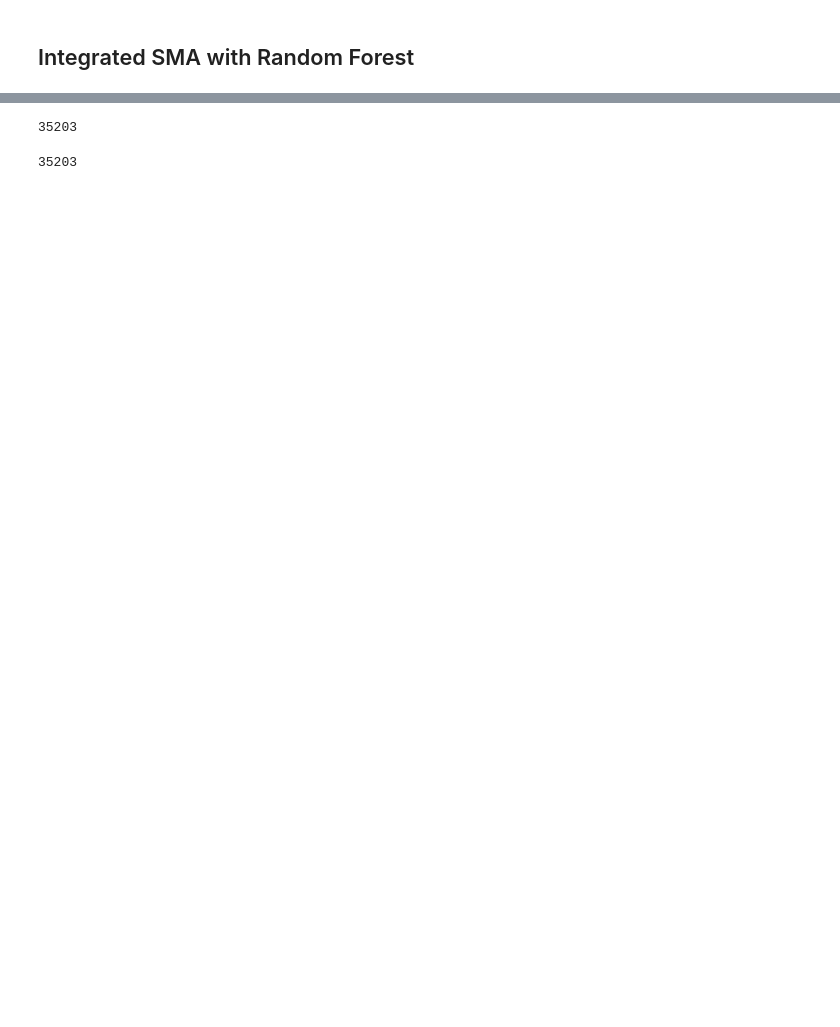
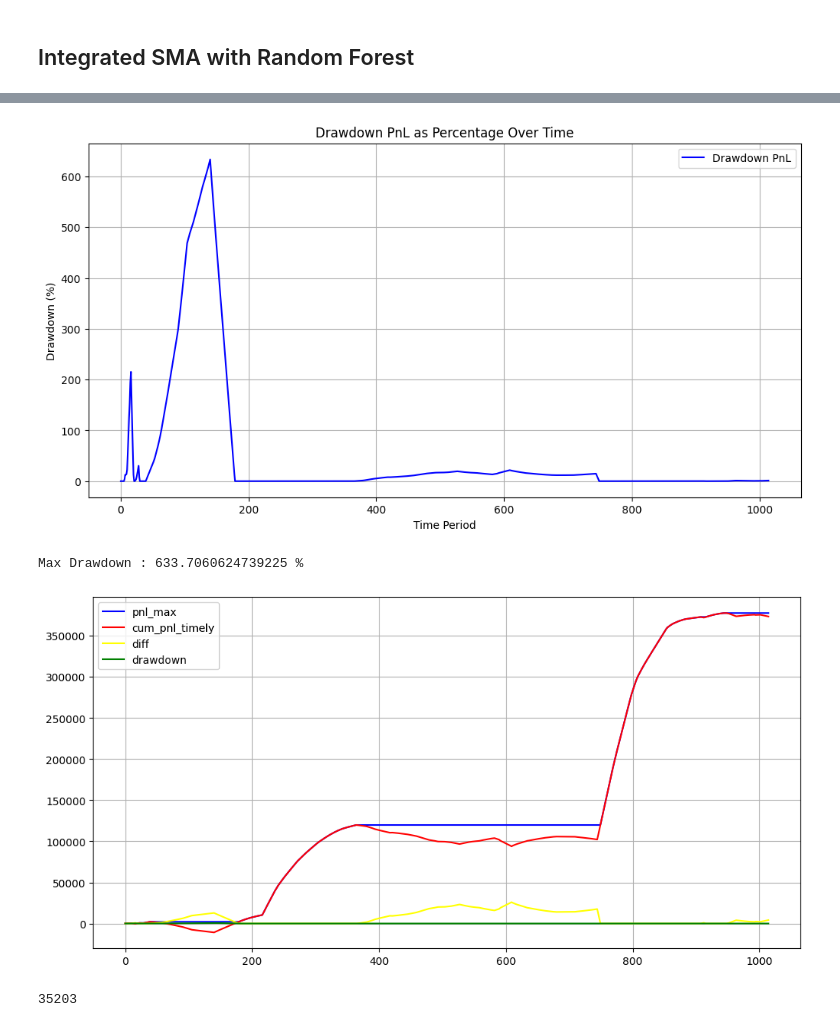
Before and after one commit to kdebeast17/InterIIT-CryptoTrading, a Jupyter notebook: AlgoTrading.ipynb, the cells around one changed output, grey strips where cells are left out. Saved outputs shown, nothing was run; the diff lists cells and outputs as text; code cells hidden in the pictures; blank space fills up the shorter version.

```diff
--- a/AlgoTrading.ipynb
+++ b/AlgoTrading.ipynb
@@ -1087,8 +687,54 @@ IndexError: ignored
+# %%
+import numpy as np
+import matplotlib.pyplot as plt
+
+# Convert your list to a NumPy array
+cum_pnl_timely = np.array(cum_pnl_timely)
+
+# Calculate the cumulative maximum of PnL values
+pnl_max = np.maximum.accumulate(cum_pnl_timely)
+
+# Calculate drawdown as a percentage
+drawdown_pnl = (pnl_max - cum_pnl_timely)*100 / pnl_max
+
+# Create a list of time periods (assuming one period per PnL update)
+time_periods = list(range(len(drawdown_pnl)))
+
+# Plot drawdown PnL over time
+plt.figure(figsize=(12, 6))
+plt.plot(time_periods, drawdown_pnl, label='Drawdown PnL', color='blue')
+plt.grid(True)
+plt.legend()
+plt.xlabel('Time Period')
+plt.ylabel('Drawdown (%)')
+plt.title('Drawdown PnL as Percentage Over Time')
+plt.show()
+
+
+
+print("Max Drawdown :", max(drawdown_pnl), "%")
+
+import matplotlib.pyplot as plt
+
+cum_pnl_timely# Your list of cumulative PnL values
+
+# Create a list of time periods (assuming one period per PnL update)
+time_periods = list(range(len(cum_pnl_timely)))
+
+# Plot cumulative PnL over time
+plt.figure(figsize=(12, 6))
+plt.plot(time_periods, pnl_max, label='pnl_max', color='blue')
+plt.plot(time_periods, cum_pnl_timely, label='cum_pnl_timely', color='red')
+plt.plot(time_periods, pnl_max-cum_pnl_timely, label='diff', color='yellow')
+plt.plot(time_periods, (pnl_max-cum_pnl_timely)*100/pnl_max, label='drawdown', color='green')
+plt.grid(True)
+plt.legend()
+plt.show()
+# %% [output]
+[figure, added]
+Max Drawdown : 633.7060624739225 %
+[figure, added]
 # %%
 len(signal_list)
 # %% [output]
 35203
-# %%
-len(data['close'].to_list())
-# %% [output]
-35203
```
Also changed, not shown: parts of 56 cells of this notebook.
